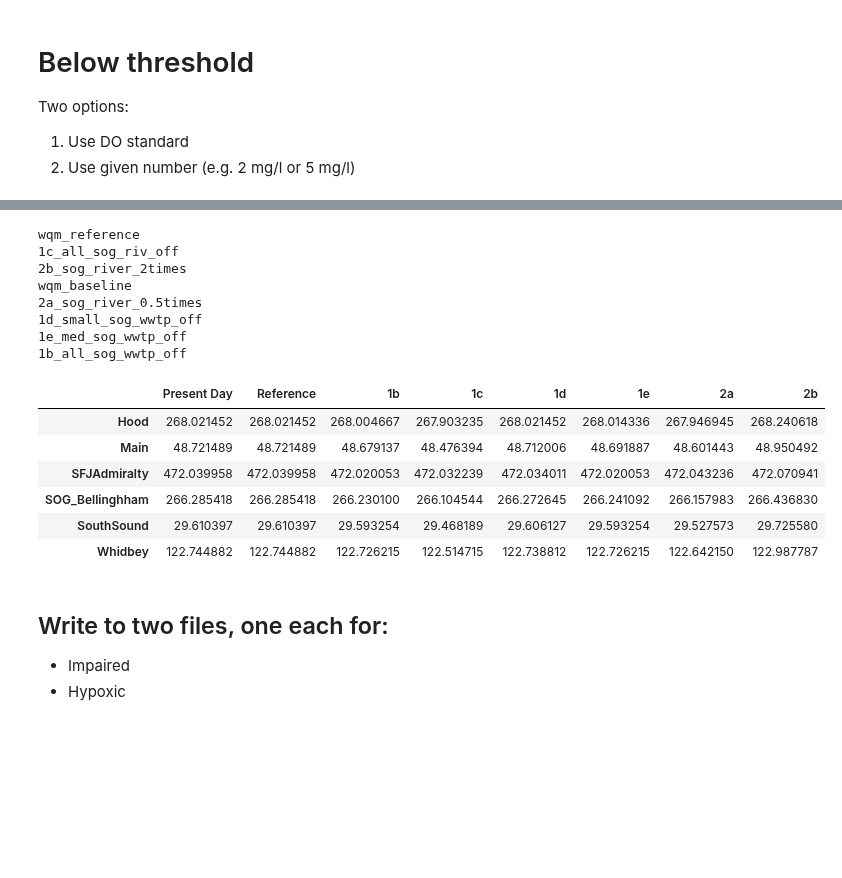
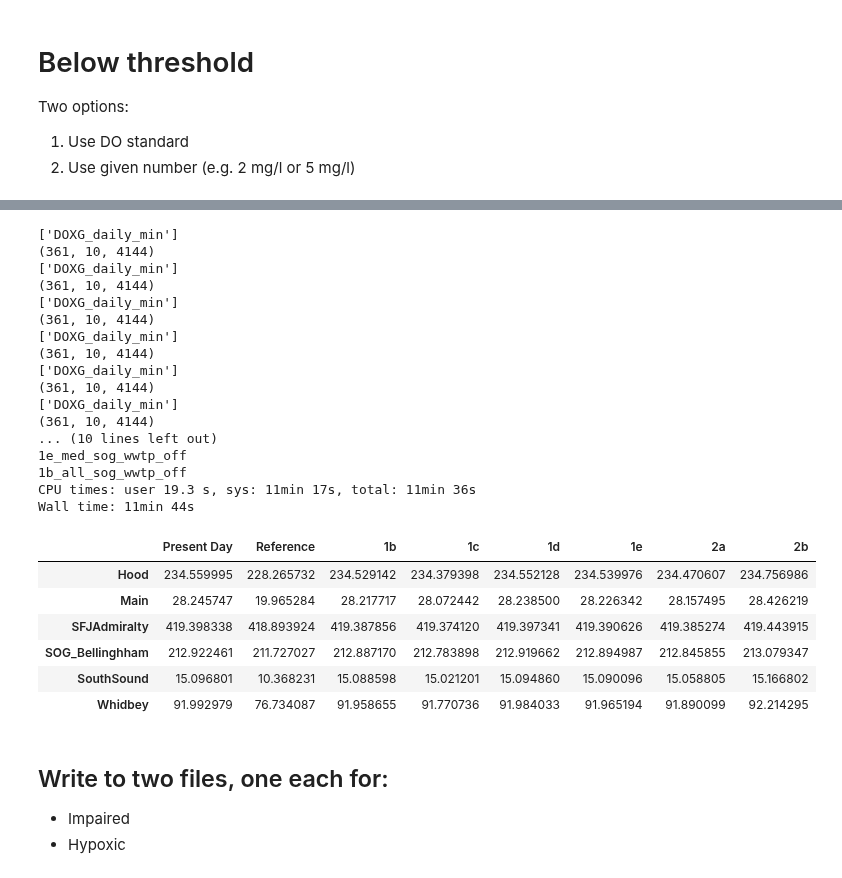
Before and after one commit to UW-PSI/SalishSeaModel-analysis, a Jupyter notebook: notebooks/dev_days_impaired.ipynb, the cells around one changed output, grey strips where cells are left out. Saved outputs shown, nothing was run; the diff lists cells and outputs as text; code cells hidden in the pictures; blank space fills up the shorter version.

```diff
--- a/notebooks/dev_days_impaired.ipynb
+++ b/notebooks/dev_days_impaired.ipynb
@@ -31,7 +28,7 @@ this_file =
 - scope: wc for water column or benthic for bottom-level
 # %%
 case = "SOG_NB"
-scope= "benthic"
+scope= "wc" # "benthic" or "wc"
 # %% [markdown]
 ### Load configuration file (yaml) and shapefile
 # %%
@@ -51,15 +66,15 @@ dir_list = os.listdir(processed_netcdf_dir)
 # %%
-%%time
-MinBottomDO_full={}
-MinBottDO={}
-for run_dir in dir_list:
-    try:
-        run_file=processed_netcdf_dir/run_dir/'bottom'/f'daily_{np_operator}_{model_var}_bottom.nc'
-        with xarray.open_dataset(run_file) as ds:
-            print([*ds])
-            MinBottomDO_full[run_dir]=ds[f'{model_var}_daily_{np_operator}_bottom']
-            # Sub-sample basin footprint (from 16012 nodes to 7494)
-            MinBottDO[run_dir]=MinBottomDO_full[run_dir][:,gdf['node_id']-1]
-            print(MinBottDO[run_dir].shape)
-    except FileNotFoundError:
-        print(f'File Not Found: {run_file}')
+# %%time
+# MinBottomDO_full={}
+# MinBottDO={}
+# for run_dir in dir_list:
+#     try:
+#         run_file=processed_netcdf_dir/run_dir/'bottom'/f'daily_{np_operator}_{model_var}_bottom.nc'
+#         with xarray.open_dataset(run_file) as ds:
+#             print([*ds])
+#             MinBottomDO_full[run_dir]=ds[f'{model_var}_daily_{np_operator}_bottom']
+#             # Sub-sample basin footprint (from 16012 nodes to 7494)
+#             MinBottDO[run_dir]=MinBottomDO_full[run_dir][:,gdf['node_id']-1]
+#             print(MinBottDO[run_dir].shape)
+#     except FileNotFoundError:
+#         print(f'File Not Found: {run_file}')
@@ -90,3 +86,7 @@ I don't have this right yet
 Two options:
 1. Use DO standard
 2. Use given number (e.g. 2 mg/l or 5 mg/l)
+# %%
+processed_netcdf_dir = pathlib.Path(ssm['paths']['processed_output'])/'DOXG'
+dir_list = os.listdir(processed_netcdf_dir)
+dir_list
@@ -220,23 +314,33 @@ wqm_baseline
 # %%
+%%time
 DO_thresh=5
-H['5'], VD['5'], PVD['5']=calc_below_threshold(MinBottDO, DO_thresh, shp, dir_list, scope)
+H['5'], VD['5'], PVD['5']=calc_below_threshold(DO_thresh, shp, scope)
 PVD['5']
 # %% [output]
-wqm_reference
-1c_all_sog_riv_off
-2b_sog_river_2times
-wqm_baseline
-2a_sog_river_0.5times
-1d_small_sog_wwtp_off
+['DOXG_daily_min']
+(361, 10, 4144)
+['DOXG_daily_min']
+(361, 10, 4144)
+['DOXG_daily_min']
+(361, 10, 4144)
+['DOXG_daily_min']
+(361, 10, 4144)
+['DOXG_daily_min']
+(361, 10, 4144)
+['DOXG_daily_min']
+(361, 10, 4144)
+... (10 lines left out)
 1e_med_sog_wwtp_off
 1b_all_sog_wwtp_off
+CPU times: user 19.3 s, sys: 11min 17s, total: 11min 36s
+Wall time: 11min 44s
 |  | Present Day | Reference | 1b | 1c | 1d | 1e | 2a | 2b |
-| Hood | 268.021452 | 268.021452 | 268.004667 | 267.903235 | 268.021452 | 268.014336 | 267.946945 | 268.240618 |
-| Main | 48.721489 | 48.721489 | 48.679137 | 48.476394 | 48.712006 | 48.691887 | 48.601443 | 48.950492 |
-| SFJAdmiralty | 472.039958 | 472.039958 | 472.020053 | 472.032239 | 472.034011 | 472.020053 | 472.043236 | 472.070941 |
-| SOG_Bellinghham | 266.285418 | 266.285418 | 266.230100 | 266.104544 | 266.272645 | 266.241092 | 266.157983 | 266.436830 |
-| SouthSound | 29.610397 | 29.610397 | 29.593254 | 29.468189 | 29.606127 | 29.593254 | 29.527573 | 29.725580 |
-| Whidbey | 122.744882 | 122.744882 | 122.726215 | 122.514715 | 122.738812 | 122.726215 | 122.642150 | 122.987787 |
+| Hood | 234.559995 | 228.265732 | 234.529142 | 234.379398 | 234.552128 | 234.539976 | 234.470607 | 234.756986 |
+| Main | 28.245747 | 19.965284 | 28.217717 | 28.072442 | 28.238500 | 28.226342 | 28.157495 | 28.426219 |
+| SFJAdmiralty | 419.398338 | 418.893924 | 419.387856 | 419.374120 | 419.397341 | 419.390626 | 419.385274 | 419.443915 |
+| SOG_Bellinghham | 212.922461 | 211.727027 | 212.887170 | 212.783898 | 212.919662 | 212.894987 | 212.845855 | 213.079347 |
+| SouthSound | 15.096801 | 10.368231 | 15.088598 | 15.021201 | 15.094860 | 15.090096 | 15.058805 | 15.166802 |
+| Whidbey | 91.992979 | 76.734087 | 91.958655 | 91.770736 | 91.984033 | 91.965194 | 91.890099 | 92.214295 |
 # %% [markdown]
 ## Write to two files, one each for:
 - Impaired
```
Also changed, not shown: parts of 14 cells of this notebook.
